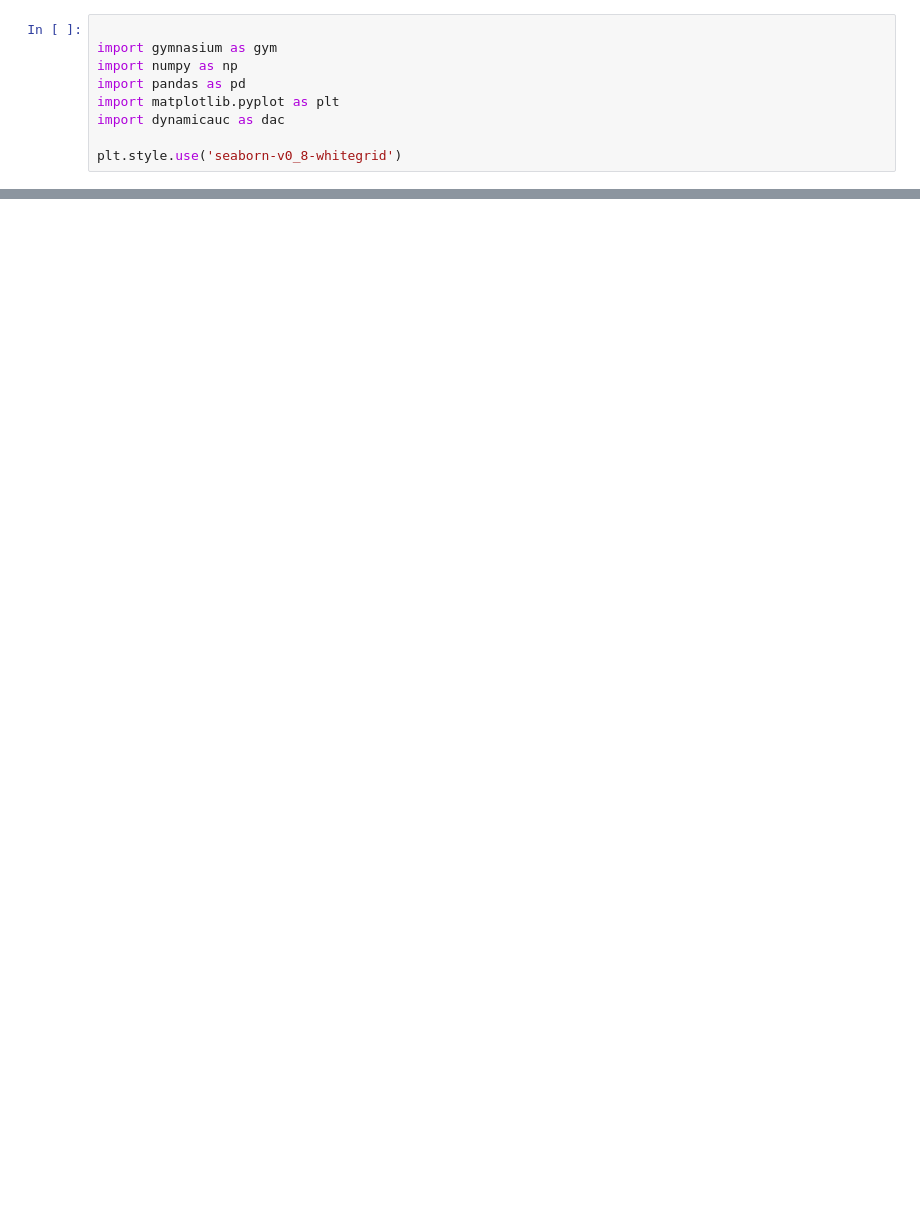
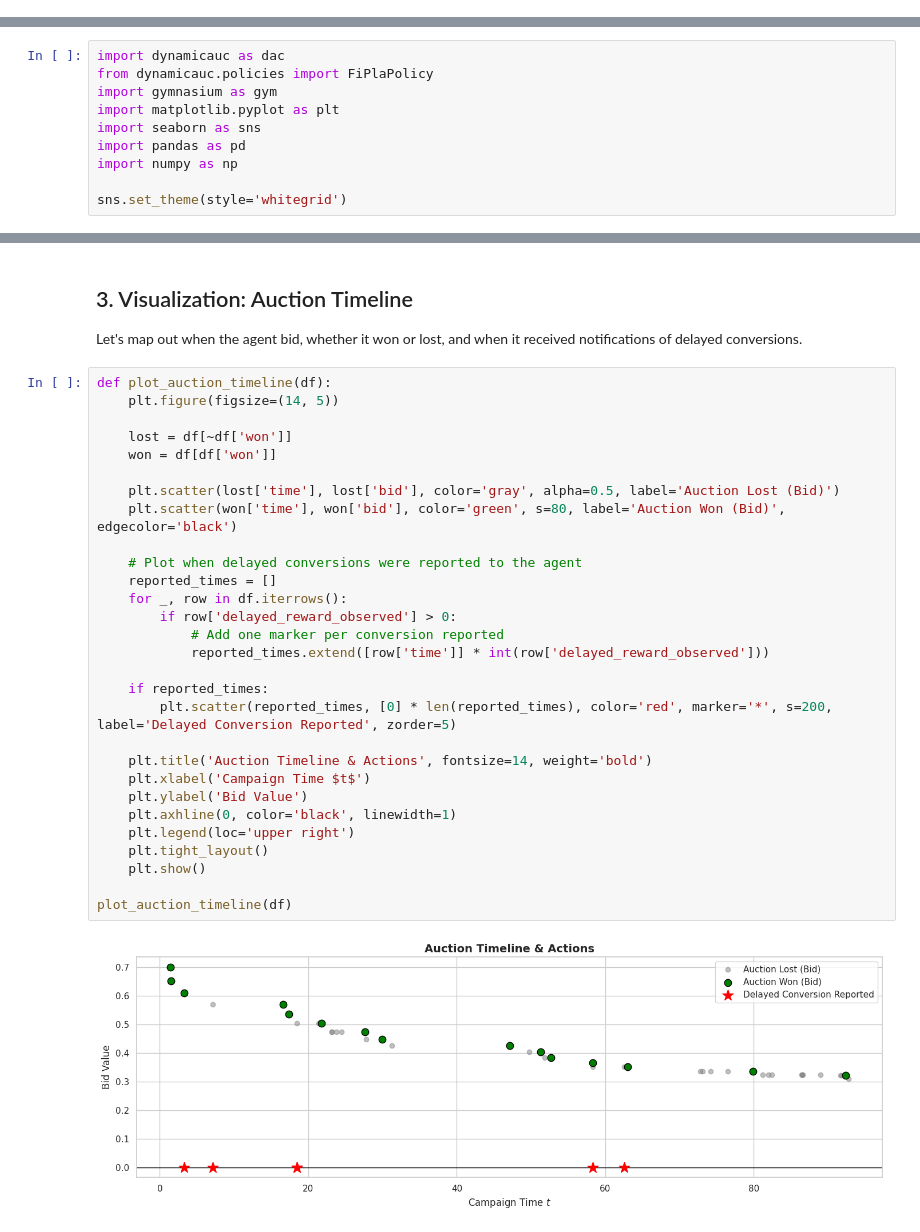
Before and after one commit to eugeniepatard/dynamauction, a Jupyter notebook: docs/dynamicauc_tutorial.ipynb, the cells around one changed output, grey strips where cells are left out. Cells and saved outputs as stored; diff of their text form; blank space fills up the shorter version.

Commit message:
[Docs]: updated dynamicauc_tutorial.ipynb.

```diff
--- a/docs/dynamicauc_tutorial.ipynb
+++ b/docs/dynamicauc_tutorial.ipynb
@@ -21,9 +7,0 @@ This notebook will guide you through:
-# %%
-
-import gymnasium as gym
-import numpy as np
-import pandas as pd
-import matplotlib.pyplot as plt
-import dynamicauc as dac
-
-plt.style.use('seaborn-v0_8-whitegrid')
@@ -273,0 +8,10 @@ print(f"Mean Conversions per Campaign: {summary_df['n_conversions'].mean():.2f}"
+# %%
+import dynamicauc as dac
+from dynamicauc.policies import FiPlaPolicy
+import gymnasium as gym
+import matplotlib.pyplot as plt
+import seaborn as sns
+import pandas as pd
+import numpy as np
+
+sns.set_theme(style='whitegrid')
@@ -273,0 +75,34 @@ print(f"Mean Conversions per Campaign: {summary_df['n_conversions'].mean():.2f}"
+# %% [markdown]
+## 3. Visualization: Auction Timeline
+Let's map out when the agent bid, whether it won or lost, and when it received notifications of delayed conversions.
+# %%
+def plot_auction_timeline(df):
+    plt.figure(figsize=(14, 5))
+
+    lost = df[~df['won']]
+    won = df[df['won']]
+
+    plt.scatter(lost['time'], lost['bid'], color='gray', alpha=0.5, label='Auction Lost (Bid)')
+    plt.scatter(won['time'], won['bid'], color='green', s=80, label='Auction Won (Bid)', edgecolor='black')
+
+    # Plot when delayed conversions were reported to the agent
+    reported_times = []
+    for _, row in df.iterrows():
+        if row['delayed_reward_observed'] > 0:
+            # Add one marker per conversion reported
+            reported_times.extend([row['time']] * int(row['delayed_reward_observed']))
+
+    if reported_times:
+        plt.scatter(reported_times, [0] * len(reported_times), color='red', marker='*', s=200, label='Delayed Conversion Reported', zorder=5)
+
+    plt.title('Auction Timeline & Actions', fontsize=14, weight='bold')
+    plt.xlabel('Campaign Time $t$')
+    plt.ylabel('Bid Value')
+    plt.axhline(0, color='black', linewidth=1)
+    plt.legend(loc='upper right')
+    plt.tight_layout()
+    plt.show()
+
+plot_auction_timeline(df)
+# %% [output]
+[figure, added]
```
Also changed, not shown: parts of 29 cells of this notebook.
